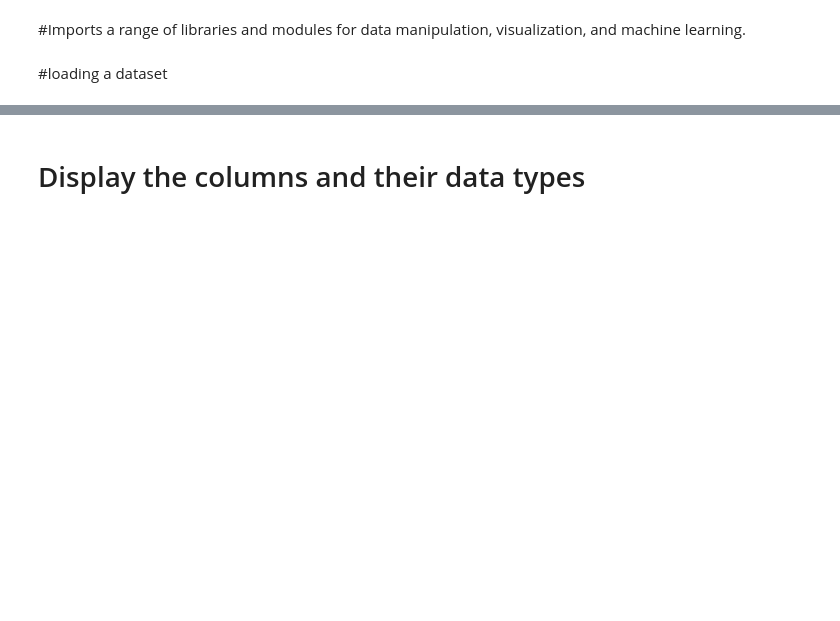
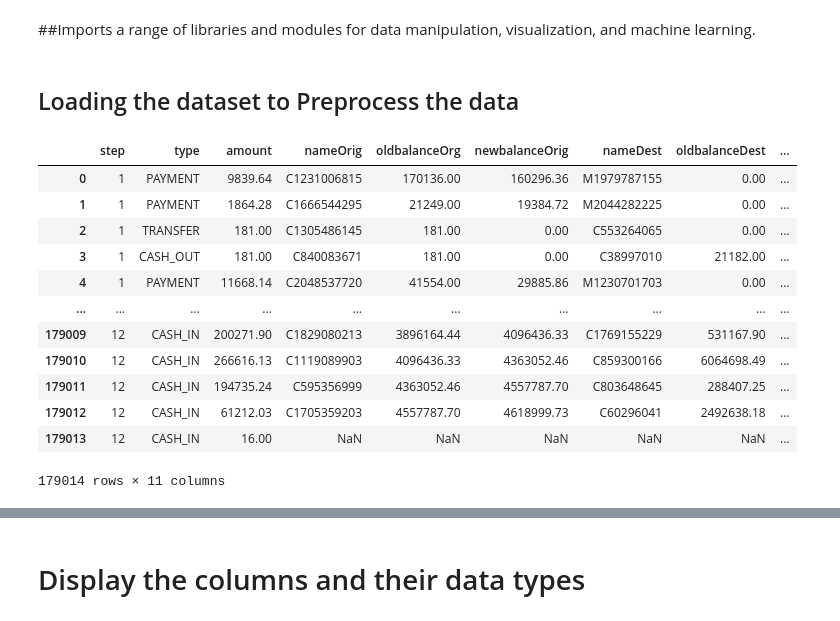
Before and after one commit to amehaabera/amehaabera, a Jupyter notebook: Detecting Money Laundering Using Machine Learning.ipynb, the cells around one changed output, grey strips where cells are left out. Saved outputs shown, nothing was run; the diff lists cells and outputs as text; code cells hidden in the pictures; blank space fills up the shorter version.

```diff
--- a/Detecting Money Laundering Using Machine Learning.ipynb
+++ b/Detecting Money Laundering Using Machine Learning.ipynb
@@ -1,7 +1,7 @@
 # %% [markdown]
 <a href="https://colab.research.google.com/github/amehaabera/amehaabera/blob/main/Detecting%20Money%20Laundering%20Using%20Machine%20Learning.ipynb" target="_parent"><img src="https://colab.research.google.com/assets/colab-badge.svg" alt="Open In Colab"/></a>
 # %% [markdown]
-#Imports a range of libraries and modules for data manipulation, visualization, and machine learning.
+##Imports a range of libraries and modules for data manipulation, visualization, and machine learning.
 # %%
 import pandas as pd
 import numpy as np
@@ -22,7 +22,22 @@ from sklearn.naive_bayes import GaussianNB
 from sklearn.model_selection import cross_val_score
 from sklearn.tree import export_graphviz
 from sklearn.ensemble import RandomForestClassifier
-# %% [markdown]
-#loading a dataset
+# %% [markdown]
+## Loading the dataset to Preprocess the data
 # %%
-df=pd.read_csv("/content/Fraud_Data.csv")
+df=pd.read_csv("//content/Fraud_Analysis_Data.csv")
+df
+# %% [output]
+|  | step | type | amount | nameOrig | oldbalanceOrg | newbalanceOrig | nameDest | oldbalanceDest | ... |
+| 0 | 1 | PAYMENT | 9839.64 | C1231006815 | 170136.00 | 160296.36 | M1979787155 | 0.00 | ... |
+| 1 | 1 | PAYMENT | 1864.28 | C1666544295 | 21249.00 | 19384.72 | M2044282225 | 0.00 | ... |
+| 2 | 1 | TRANSFER | 181.00 | C1305486145 | 181.00 | 0.00 | C553264065 | 0.00 | ... |
+| 3 | 1 | CASH_OUT | 181.00 | C840083671 | 181.00 | 0.00 | C38997010 | 21182.00 | ... |
+| 4 | 1 | PAYMENT | 11668.14 | C2048537720 | 41554.00 | 29885.86 | M1230701703 | 0.00 | ... |
+| ... | ... | ... | ... | ... | ... | ... | ... | ... | ... |
+| 179009 | 12 | CASH_IN | 200271.90 | C1829080213 | 3896164.44 | 4096436.33 | C1769155229 | 531167.90 | ... |
+| 179010 | 12 | CASH_IN | 266616.13 | C1119089903 | 4096436.33 | 4363052.46 | C859300166 | 6064698.49 | ... |
+| 179011 | 12 | CASH_IN | 194735.24 | C595356999 | 4363052.46 | 4557787.70 | C803648645 | 288407.25 | ... |
+| 179012 | 12 | CASH_IN | 61212.03 | C1705359203 | 4557787.70 | 4618999.73 | C60296041 | 2492638.18 | ... |
+| 179013 | 12 | CASH_IN | 16.00 | NaN | NaN | NaN | NaN | NaN | ... |
+179014 rows × 11 columns
```
Also changed, not shown: parts of 11 cells of this notebook.
